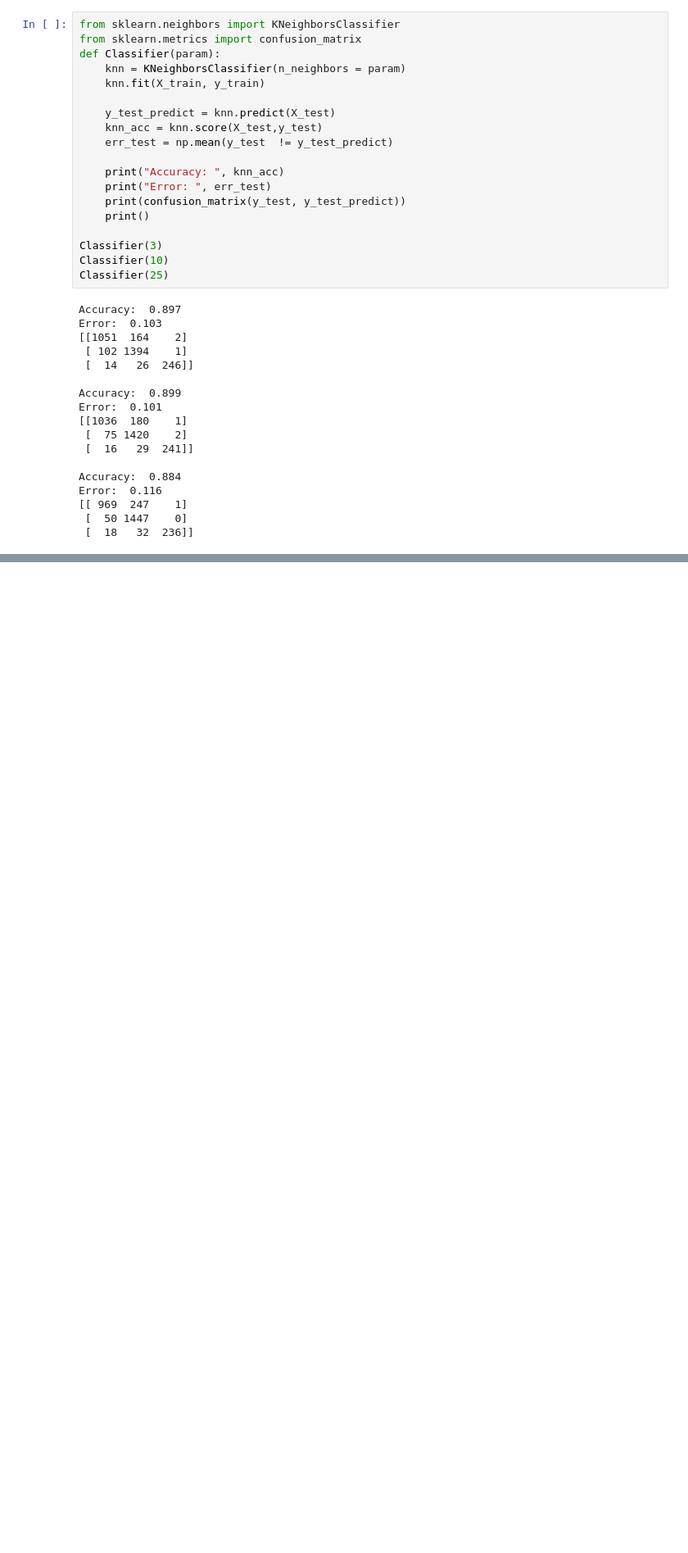
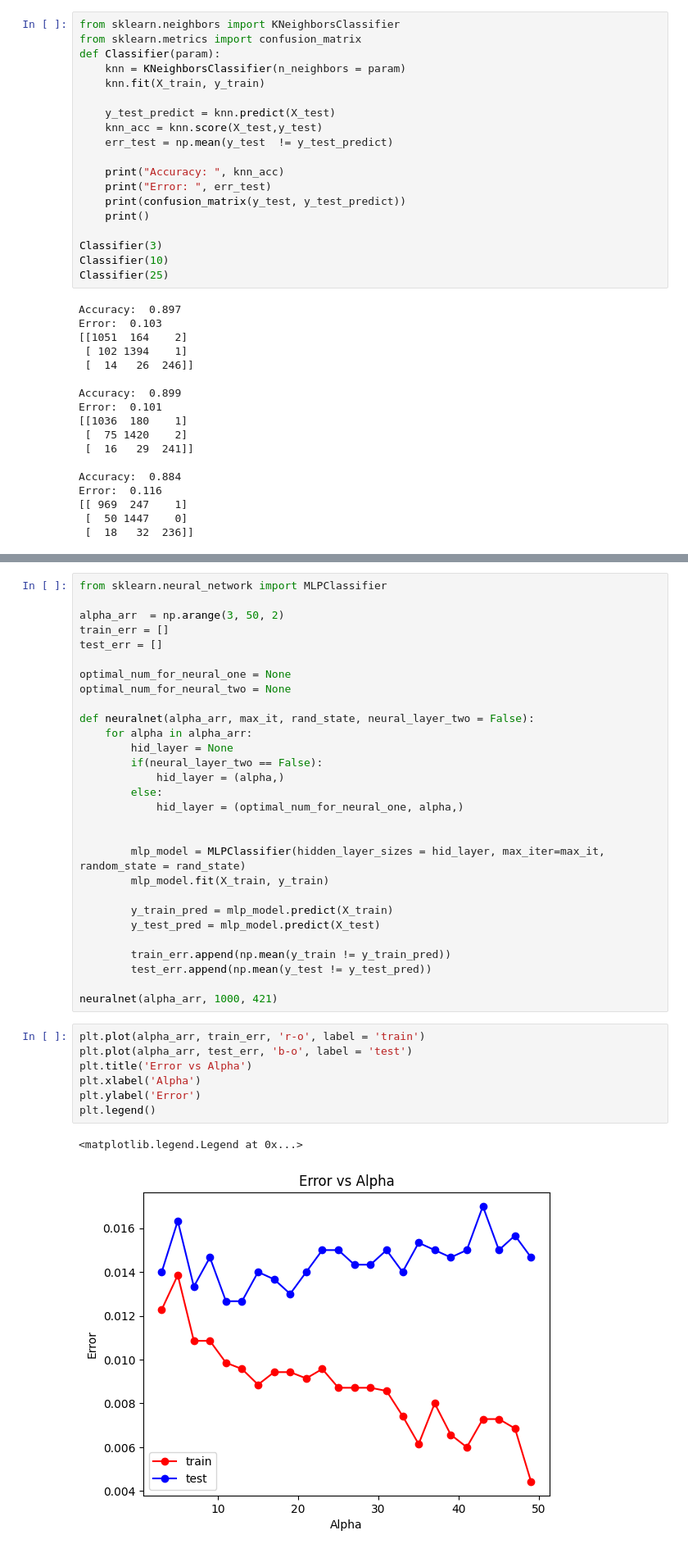
Before and after one commit to 11asa11/ML, a Jupyter notebook: MLLab.ipynb, the cells around one changed output, grey strips where cells are left out. Shown: that part at 82% size. Cells and saved outputs as stored; diff of their text form; blank space fills up the shorter version.

Commit message:
done neural network

```diff
--- a/MLLab.ipynb
+++ b/MLLab.ipynb
@@ -362,0 +367,39 @@ Error:  0.101
+# %%
+from sklearn.neural_network import MLPClassifier
+
+alpha_arr  = np.arange(3, 50, 2)
+train_err = []
+test_err = []
+
+optimal_num_for_neural_one = None
+optimal_num_for_neural_two = None
+
+def neuralnet(alpha_arr, max_it, rand_state, neural_layer_two = False):
+    for alpha in alpha_arr:
+        hid_layer = None
+        if(neural_layer_two == False):
+            hid_layer = (alpha,)
+        else:
+            hid_layer = (optimal_num_for_neural_one, alpha,)
+
+
+        mlp_model = MLPClassifier(hidden_layer_sizes = hid_layer, max_iter=max_it, random_state = rand_state)
+        mlp_model.fit(X_train, y_train)
+
+        y_train_pred = mlp_model.predict(X_train)
+        y_test_pred = mlp_model.predict(X_test)
+
+        train_err.append(np.mean(y_train != y_train_pred))
+        test_err.append(np.mean(y_test != y_test_pred))
+
+neuralnet(alpha_arr, 1000, 421)
+# %%
+plt.plot(alpha_arr, train_err, 'r-o', label = 'train')
+plt.plot(alpha_arr, test_err, 'b-o', label = 'test')
+plt.title('Error vs Alpha')
+plt.xlabel('Alpha')
+plt.ylabel('Error')
+plt.legend()
+# %% [output]
+<matplotlib.legend.Legend at 0x...>
+[figure, added]
```
Also changed, not shown: parts of 57 cells of this notebook.
